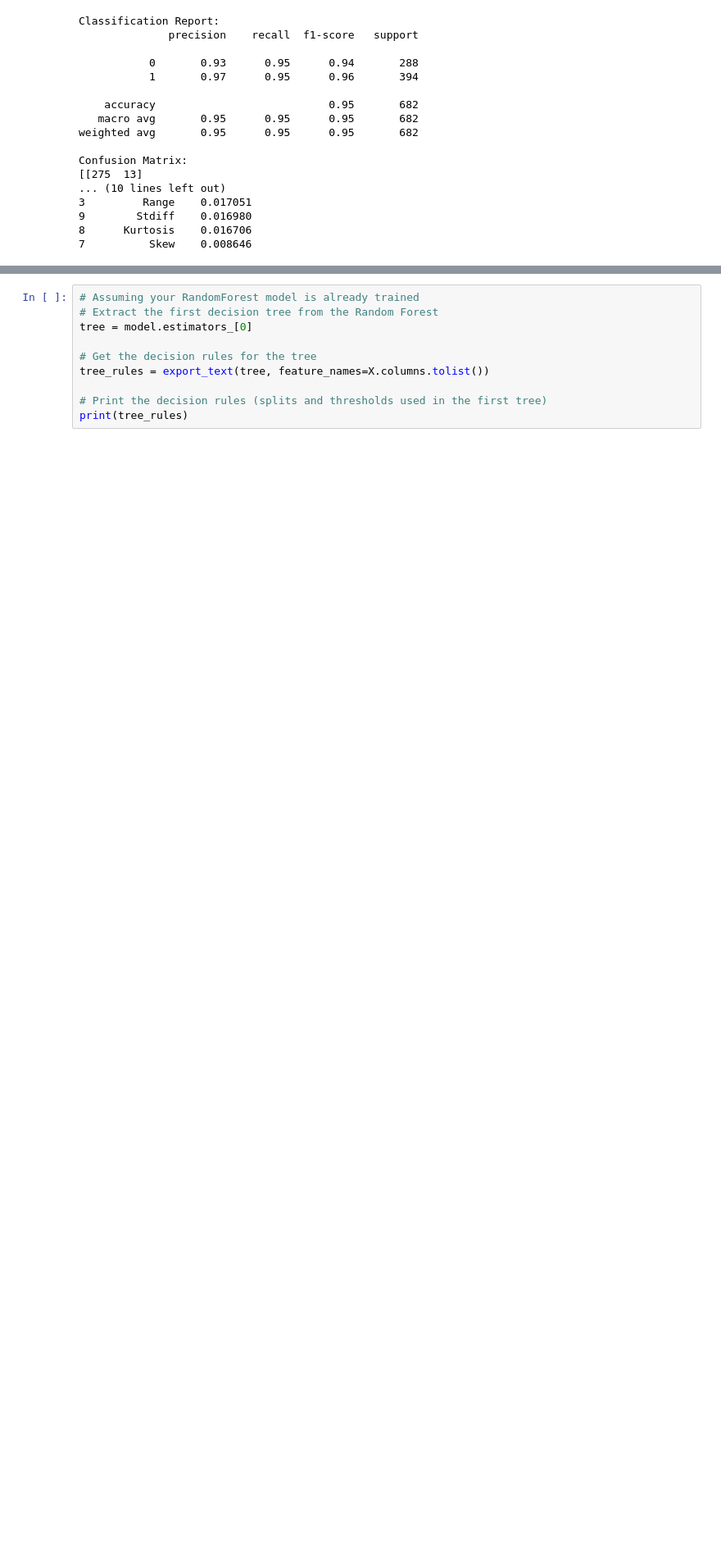
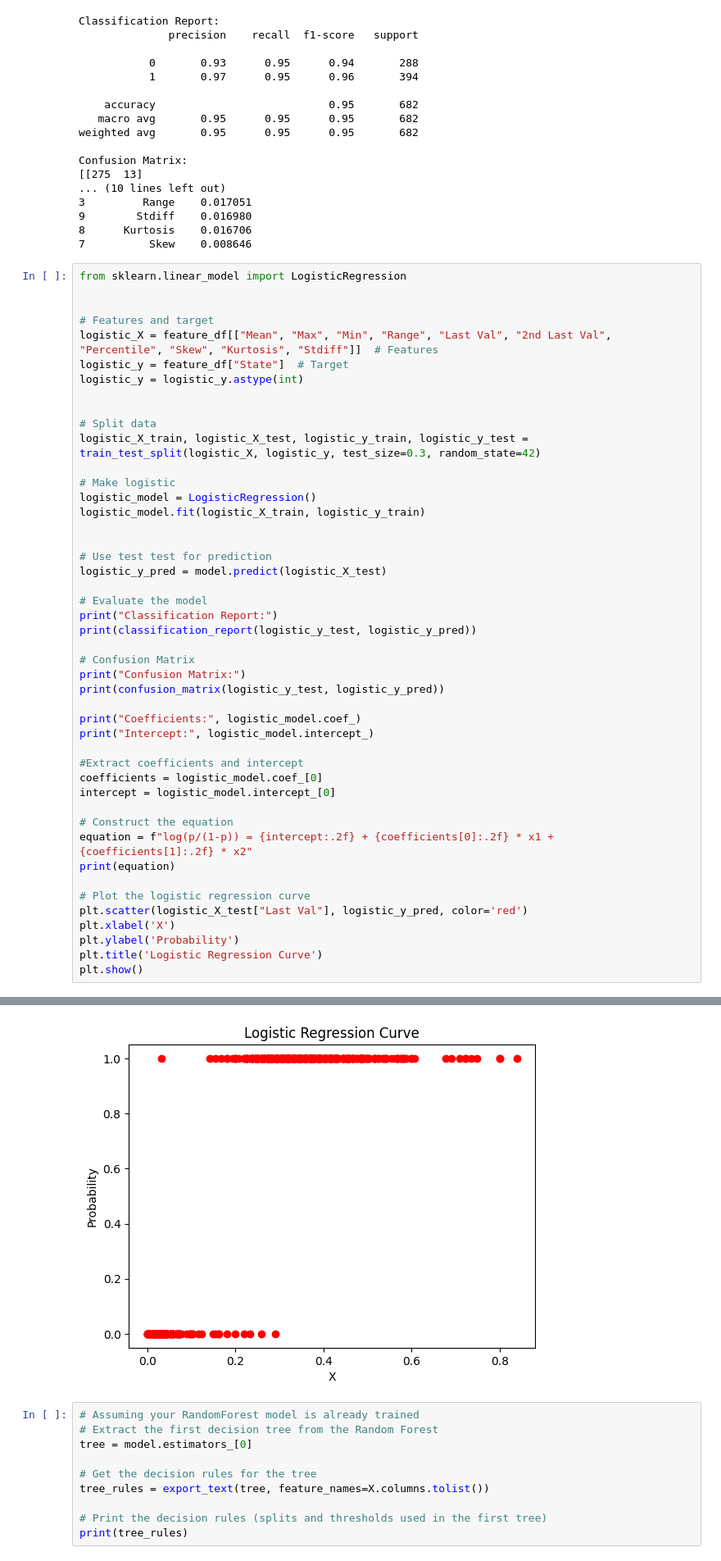
Before and after one commit to Give-a-Hand/Bionic-Hand-Scripts, a Jupyter notebook: python_scripts/Commented.ipynb, the cells around one changed output, grey strips where cells are left out. Shown at 82% size. Cells and saved outputs as stored; diff of their text form; blank space fills up the shorter version.

Commit message:
With logistic

```diff
--- a/python_scripts/Commented.ipynb
+++ b/python_scripts/Commented.ipynb
@@ -269,3 +271,50 @@ Confusion Matrix:
 9        Stdiff    0.016980
 8      Kurtosis    0.016706
 7          Skew    0.008646
+# %%
+from sklearn.linear_model import LogisticRegression
+
+
+# Features and target
+logistic_X = feature_df[["Mean", "Max", "Min", "Range", "Last Val", "2nd Last Val", "Percentile", "Skew", "Kurtosis", "Stdiff"]]  # Features
+logistic_y = feature_df["State"]  # Target
+logistic_y = logistic_y.astype(int)
+
+
+# Split data
+logistic_X_train, logistic_X_test, logistic_y_train, logistic_y_test = train_test_split(logistic_X, logistic_y, test_size=0.3, random_state=42)
+
+# Make logistic
+logistic_model = LogisticRegression()
+logistic_model.fit(logistic_X_train, logistic_y_train)
+
+
+# Use test test for prediction
+logistic_y_pred = model.predict(logistic_X_test)
+
+# Evaluate the model
+print("Classification Report:")
+print(classification_report(logistic_y_test, logistic_y_pred))
+
+# Confusion Matrix
+print("Confusion Matrix:")
+print(confusion_matrix(logistic_y_test, logistic_y_pred))
+
+print("Coefficients:", logistic_model.coef_)
+print("Intercept:", logistic_model.intercept_)
+
+#Extract coefficients and intercept
+coefficients = logistic_model.coef_[0]
+intercept = logistic_model.intercept_[0]
+
+# Construct the equation
+equation = f"log(p/(1-p)) = {intercept:.2f} + {coefficients[0]:.2f} * x1 + {coefficients[1]:.2f} * x2"
+print(equation)
+
+# Plot the logistic regression curve
+plt.scatter(logistic_X_test["Last Val"], logistic_y_pred, color='red')
+plt.xlabel('X')
+plt.ylabel('Probability')
+plt.title('Logistic Regression Curve')
+plt.show()
+# %% [output]
@@ -272,3 +338,4 @@ Confusion Matrix:
+[figure, added]
 # %%
 # Assuming your RandomForest model is already trained
 # Extract the first decision tree from the Random Forest
```
Also changed, not shown: parts of 2 cells of this notebook.
